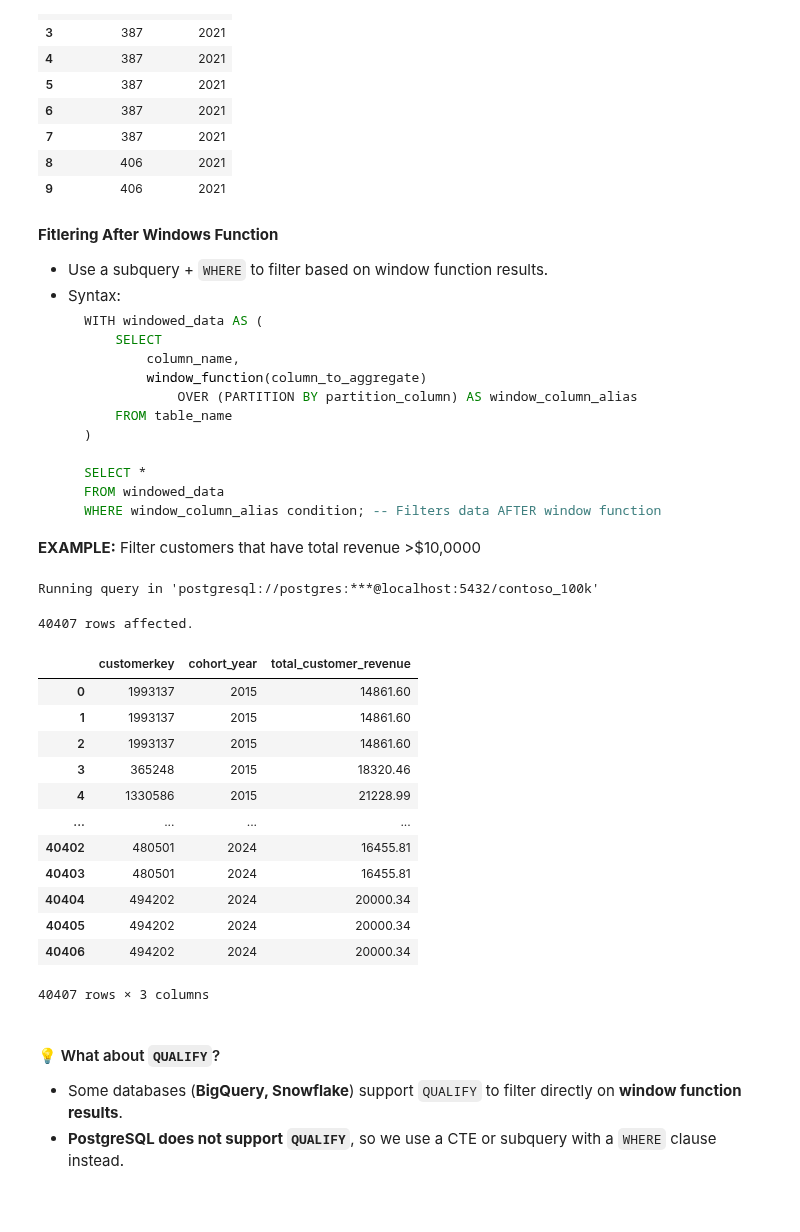
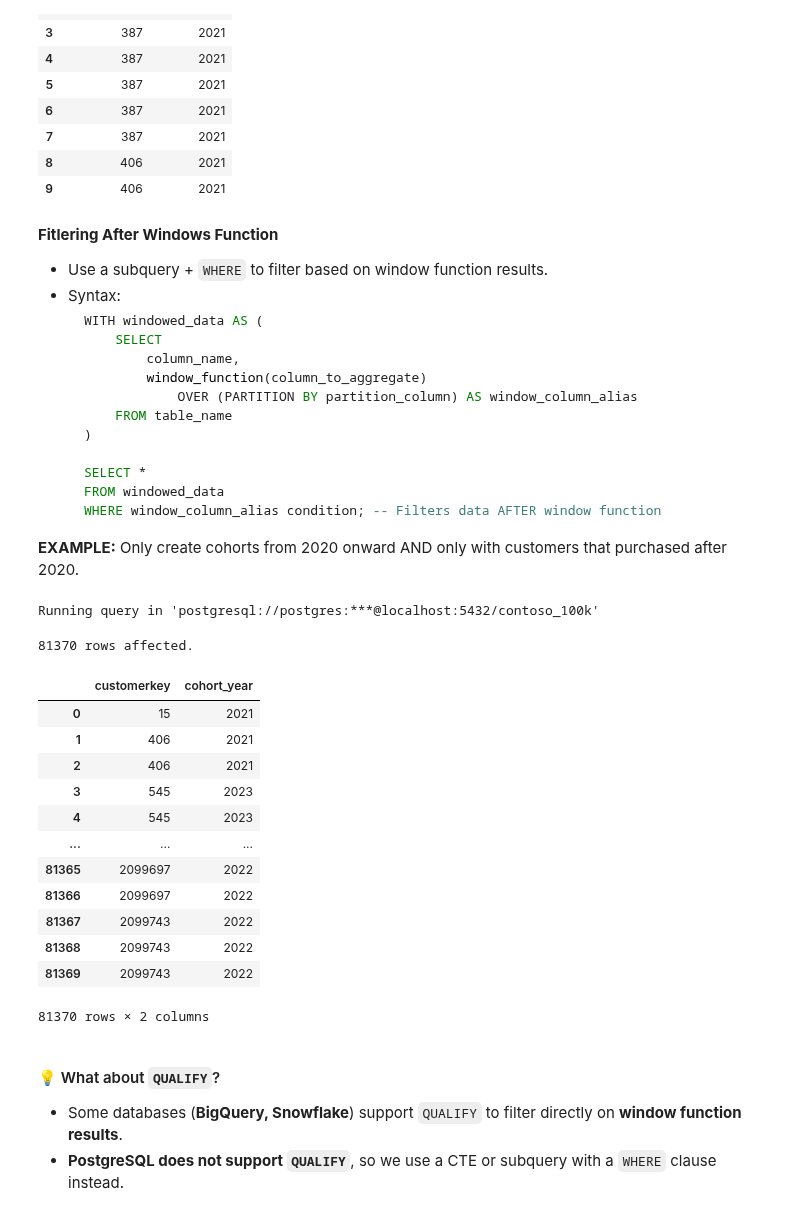
Before and after one commit to mgamzec/SQL_Data_Analytics_Project, a Jupyter notebook: 3_Windows_Functions/2_Aggregation.ipynb, the cells around one changed output. Cells and saved outputs as stored; diff of their text form; code cells hidden in the pictures.

Commit message:
Update simple examples

````diff
--- a/3_Windows_Functions/2_Aggregation.ipynb
+++ b/3_Windows_Functions/2_Aggregation.ipynb
@@ -747,37 +747,35 @@ Running query in 'postgresql://postgres:***@localhost:5432/contoso_100k'
     WHERE window_column_alias condition; -- Filters data AFTER window function
     ```
 
-**EXAMPLE:** Filter customers that have total revenue >$10,0000
+**EXAMPLE:** Only create cohorts from 2020 onward AND only with customers that purchased after 2020.
 # %%
 %%sql
 
-WITH cohort_revenue AS (
-    SELECT
-        customerkey,
-        EXTRACT(YEAR FROM MIN(orderdate) OVER (PARTITION BY customerkey)) AS cohort_year,
-        SUM(quantity * netprice * exchangerate) OVER (PARTITION BY customerkey) AS total_customer_revenue
-    FROM sales
+WITH cohort AS (
+  SELECT
+      customerkey,
+      EXTRACT(YEAR FROM MIN(orderdate) OVER (PARTITION BY customerkey)) AS cohort_year
+  FROM sales
 )
 SELECT *
-FROM cohort_revenue
-WHERE total_customer_revenue > 10000 -- Filters AFTER window function
-ORDER BY cohort_year;
+FROM cohort
+WHERE cohort_year >= '2020'
 # %% [output]
 Running query in 'postgresql://postgres:***@localhost:5432/contoso_100k'
-40407 rows affected.
+81370 rows affected.
-|  | customerkey | cohort_year | total_customer_revenue |
-| 0 | 1993137 | 2015 | 14861.60 |
-| 1 | 1993137 | 2015 | 14861.60 |
-| 2 | 1993137 | 2015 | 14861.60 |
-| 3 | 365248 | 2015 | 18320.46 |
-| 4 | 1330586 | 2015 | 21228.99 |
-| ... | ... | ... | ... |
-| 40402 | 480501 | 2024 | 16455.81 |
-| 40403 | 480501 | 2024 | 16455.81 |
-| 40404 | 494202 | 2024 | 20000.34 |
-| 40405 | 494202 | 2024 | 20000.34 |
-| 40406 | 494202 | 2024 | 20000.34 |
+|  | customerkey | cohort_year |
+| 0 | 15 | 2021 |
+| 1 | 406 | 2021 |
+| 2 | 406 | 2021 |
+| 3 | 545 | 2023 |
+| 4 | 545 | 2023 |
+| ... | ... | ... |
+| 81365 | 2099697 | 2022 |
+| 81366 | 2099697 | 2022 |
+| 81367 | 2099743 | 2022 |
+| 81368 | 2099743 | 2022 |
+| 81369 | 2099743 | 2022 |
-40407 rows × 3 columns
+81370 rows × 2 columns
 # %% [markdown]
 #### 💡 What about `QUALIFY`?
 
````
Also changed, not shown: parts of 6 cells of this notebook.
